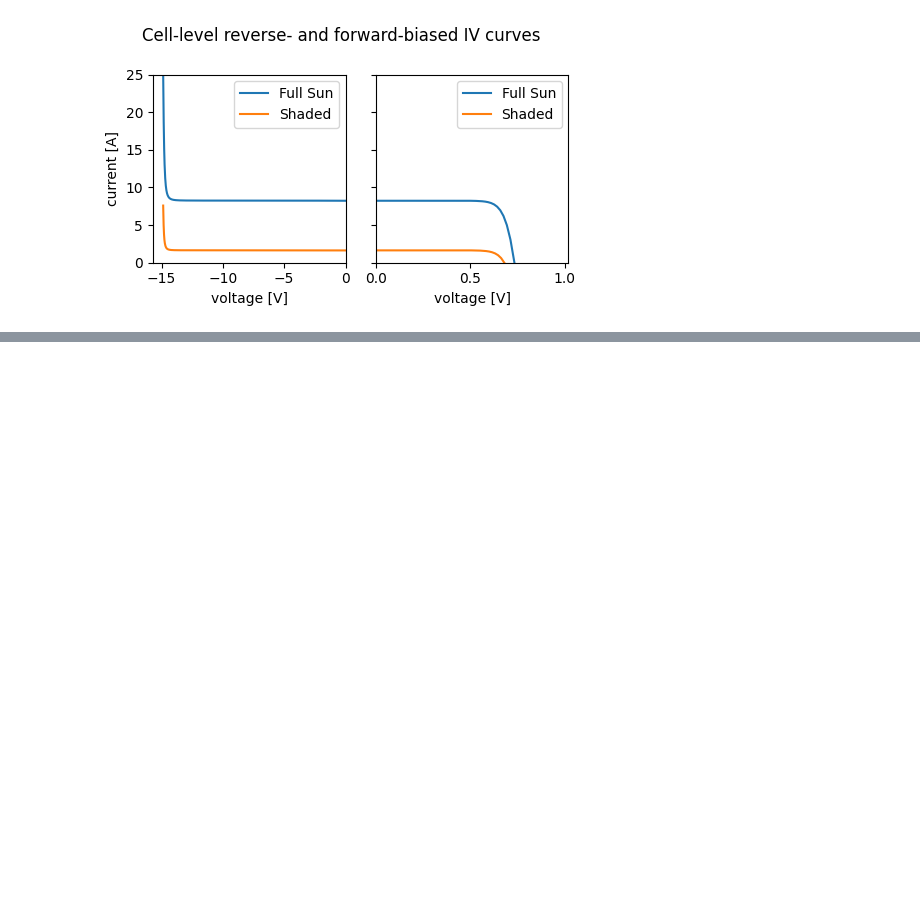
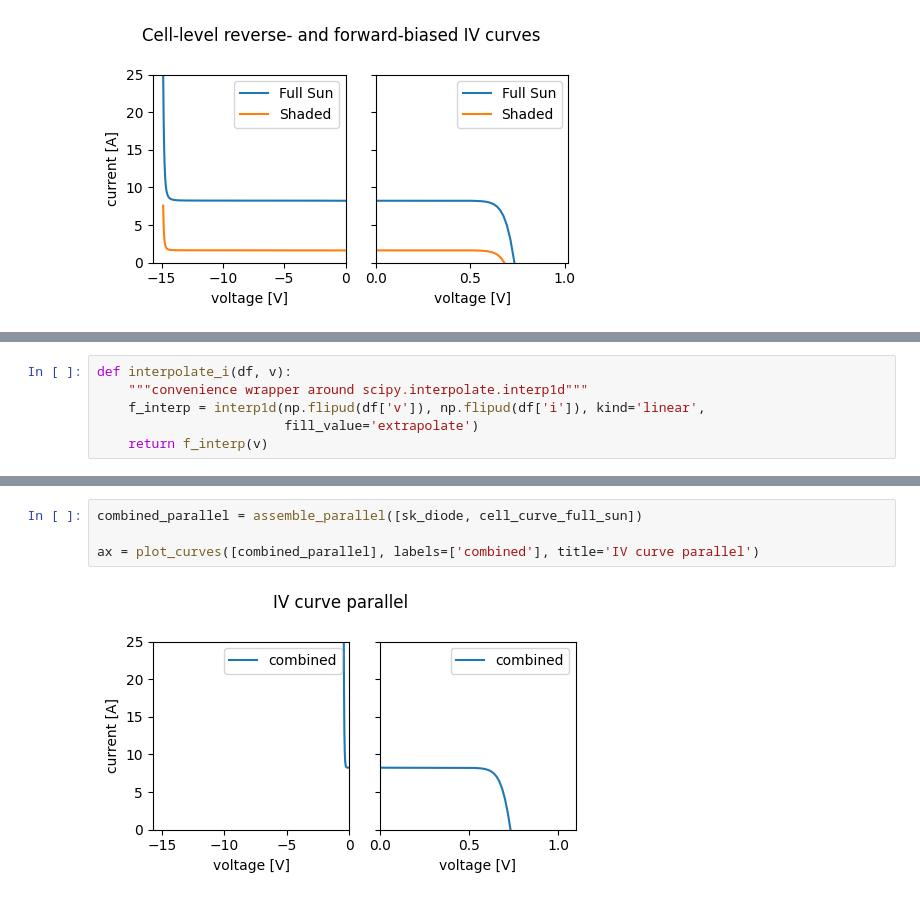
Before and after one commit to Snasgul/influence-trees-on-solar, a Jupyter notebook: pvlib-test.ipynb, the cells around one changed output, grey strips where cells are left out. Saved outputs shown, nothing was run; the diff lists cells and outputs as text; blank space fills up the shorter version.

```diff
--- a/pvlib-test.ipynb
+++ b/pvlib-test.ipynb
@@ -112,0 +117,6 @@ def combine_series(dfs):
+# %%
+def interpolate_i(df, v):
+    """convenience wrapper around scipy.interpolate.interp1d"""
+    f_interp = interp1d(np.flipud(df['v']), np.flipud(df['i']), kind='linear',
+                        fill_value='extrapolate')
+    return f_interp(v)
@@ -184,0 +236,6 @@ None
+# %%
+combined_parallel = assemble_parallel([sk_diode, cell_curve_full_sun])
+
+ax = plot_curves([combined_parallel], labels=['combined'], title='IV curve parallel')
+# %% [output]
+[figure, added]
```
Also changed, not shown: parts of 8 cells of this notebook, 2 other files.
